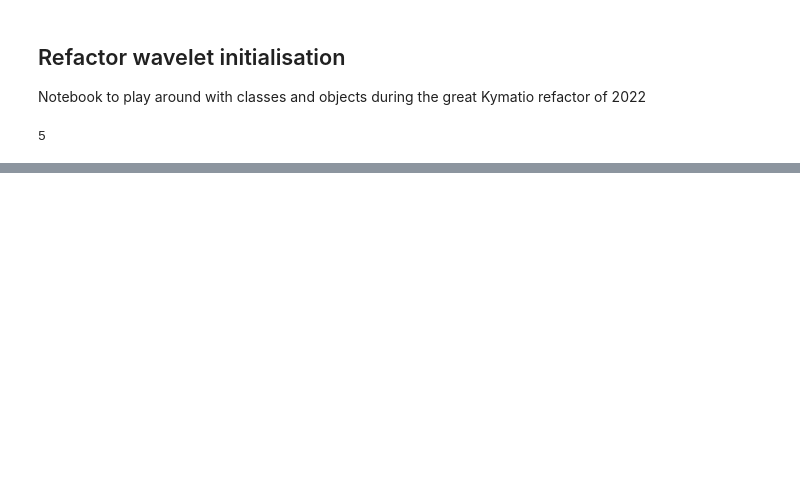
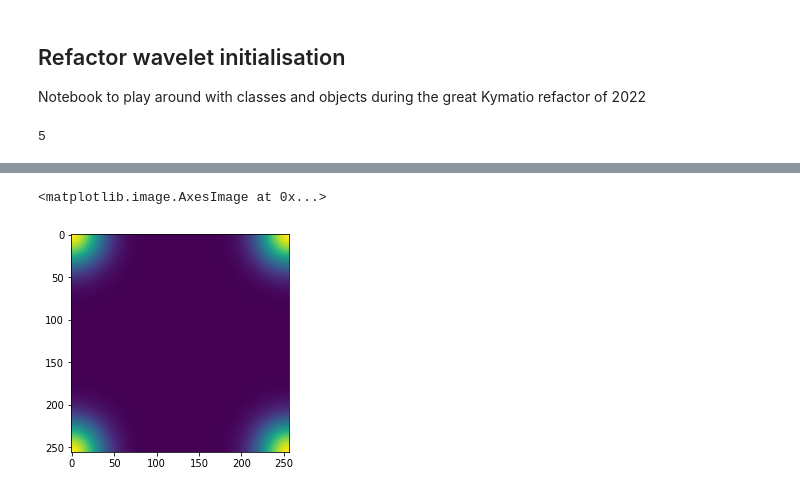
Before and after one commit to Chris-Pedersen/LearnableWavelets, a Jupyter notebook: playground/refactor_playground.ipynb, the cells around one changed output, grey strips where cells are left out. Saved outputs shown, nothing was run; the diff lists cells and outputs as text; code cells hidden in the pictures; blank space fills up the shorter version.

```diff
--- a/playground/refactor_playground.ipynb
+++ b/playground/refactor_playground.ipynb
@@ -27,0 +39,5 @@ phis_straight[0]
+# %%
+plt.imshow(phis[0])
+# %% [output]
+<matplotlib.image.AxesImage at 0x...>
+[figure, added]
```
Also changed, not shown: parts of 7 cells of this notebook, 2 other files.
